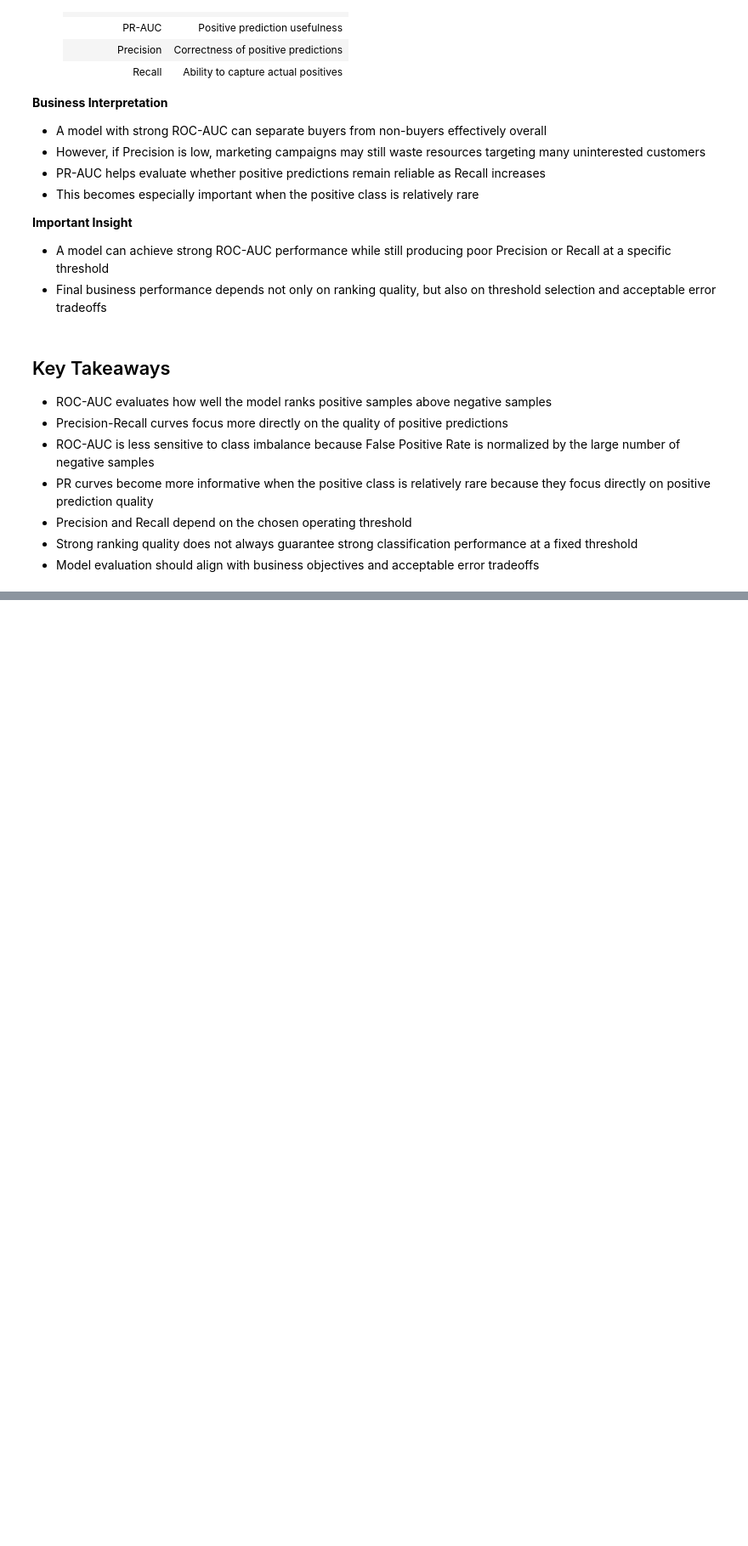
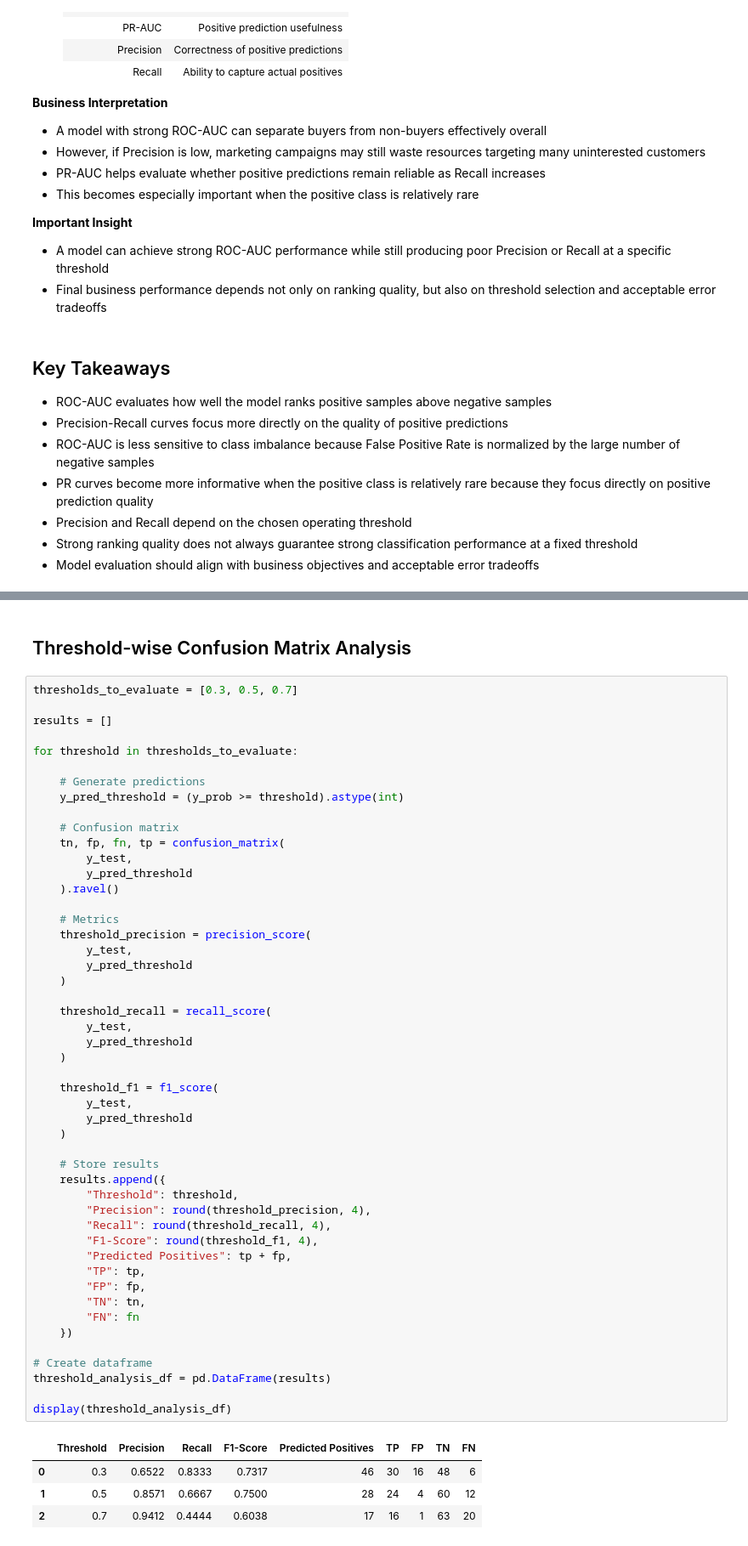
Before and after one commit to AmishaTiwari/ml-model-playbook, a Jupyter notebook: evaluation_metrics/evaluation_metrics.ipynb, the cells around one changed output, grey strips where cells are left out. Shown at 85% size. Saved outputs shown, nothing was run; the diff lists cells and outputs as text; blank space fills up the shorter version.

```diff
--- a/evaluation_metrics/evaluation_metrics.ipynb
+++ b/evaluation_metrics/evaluation_metrics.ipynb
@@ -375,0 +505,56 @@ plt.show()
+# %% [markdown]
+## Threshold-wise Confusion Matrix Analysis
+# %%
+thresholds_to_evaluate = [0.3, 0.5, 0.7]
+
+results = []
+
+for threshold in thresholds_to_evaluate:
+
+    # Generate predictions
+    y_pred_threshold = (y_prob >= threshold).astype(int)
+
+    # Confusion matrix
+    tn, fp, fn, tp = confusion_matrix(
+        y_test,
+        y_pred_threshold
+    ).ravel()
+
+    # Metrics
+    threshold_precision = precision_score(
+        y_test,
+        y_pred_threshold
+    )
+
+    threshold_recall = recall_score(
+        y_test,
+        y_pred_threshold
+    )
+
+    threshold_f1 = f1_score(
+        y_test,
+        y_pred_threshold
+    )
+
+    # Store results
+    results.append({
+        "Threshold": threshold,
+        "Precision": round(threshold_precision, 4),
+        "Recall": round(threshold_recall, 4),
+        "F1-Score": round(threshold_f1, 4),
+        "Predicted Positives": tp + fp,
+        "TP": tp,
+        "FP": fp,
+        "TN": tn,
+        "FN": fn
+    })
+
+# Create dataframe
+threshold_analysis_df = pd.DataFrame(results)
+
+display(threshold_analysis_df)
+# %% [output]
+|  | Threshold | Precision | Recall | F1-Score | Predicted Positives | TP | FP | TN | FN |
+| 0 | 0.3 | 0.6522 | 0.8333 | 0.7317 | 46 | 30 | 16 | 48 | 6 |
+| 1 | 0.5 | 0.8571 | 0.6667 | 0.7500 | 28 | 24 | 4 | 60 | 12 |
+| 2 | 0.7 | 0.9412 | 0.4444 | 0.6038 | 17 | 16 | 1 | 63 | 20 |
```
Also changed, not shown: parts of 16 cells of this notebook.
